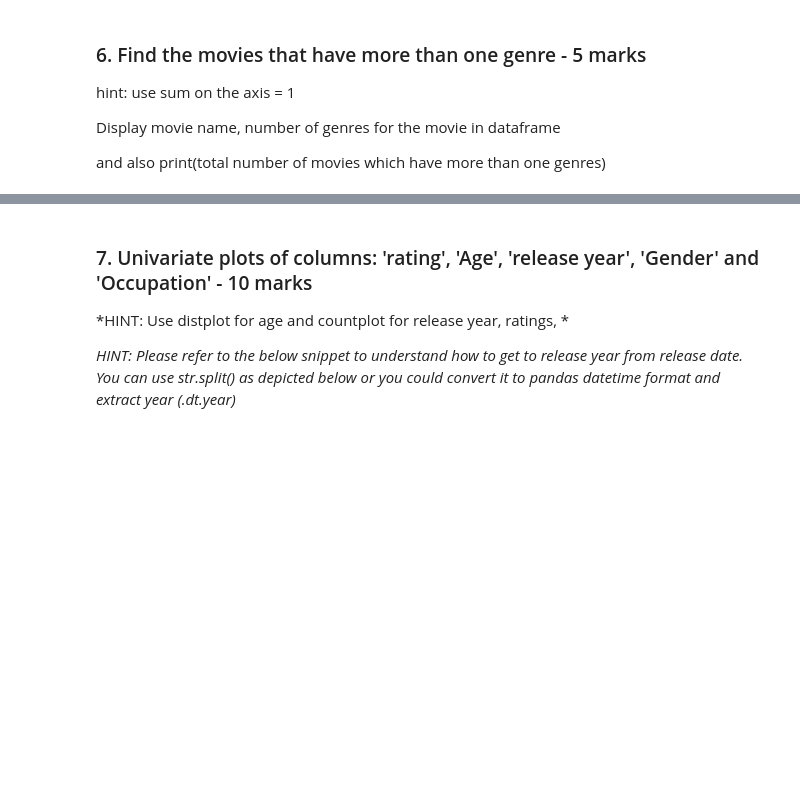
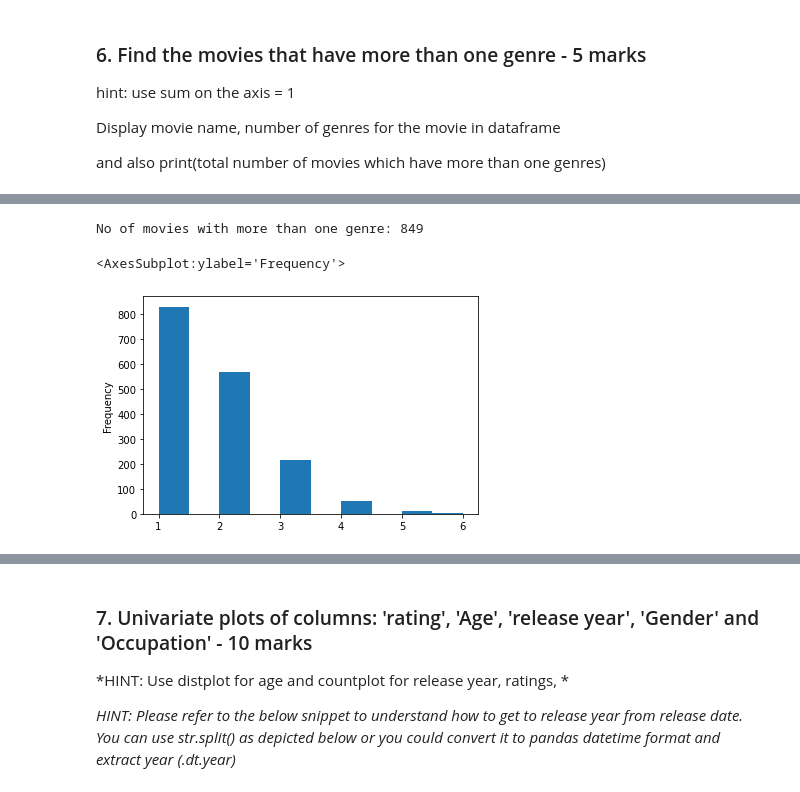
Before and after one commit to oscardog/UTAustin-EDA, a Jupyter notebook: MovieLens Project Question Notebook.ipynb, the cells around one changed output, grey strips where cells are left out. Cells and saved outputs as stored; diff of their text form; code cells hidden in the pictures; blank space fills up the shorter version.

```diff
--- a/MovieLens Project Question Notebook.ipynb
+++ b/MovieLens Project Question Notebook.ipynb
@@ -96,0 +325,2 @@ movie_df = pd.read_csv('item.csv')
+# %%
+movie_df_working = movie_df.copy()
@@ -96,0 +333,6 @@ movie_df = pd.read_csv('item.csv')
+# %%
+#your code here
+
+
+movie_df_working.drop(movie_df_working[movie_df_working['unknown']!=0].index, axis=0, inplace=True)
+movie_df_working.shape
@@ -108,0 +353,4 @@ and also print(total number of movies which have more than one genres)
+# %%
+#your code here
+movie_df_working['no_of_genres'] = movie_df_working.iloc[:,2:].sum(axis=1)
+movie_df_working['is_multi_genre'] = movie_df_working['no_of_genres'].apply(lambda x: x>1)
@@ -108,0 +373,9 @@ and also print(total number of movies which have more than one genres)
+# %%
+print(f'No of movies with more than one genre: {movie_df_working["is_multi_genre"].sum()}')
+# %% [output]
+No of movies with more than one genre: 849
+# %%
+movie_df_working['no_of_genres'].plot(kind='hist')
+# %% [output]
+<AxesSubplot:ylabel='Frequency'>
+[figure, added]
```
Also changed, not shown: parts of 61 cells of this notebook.
